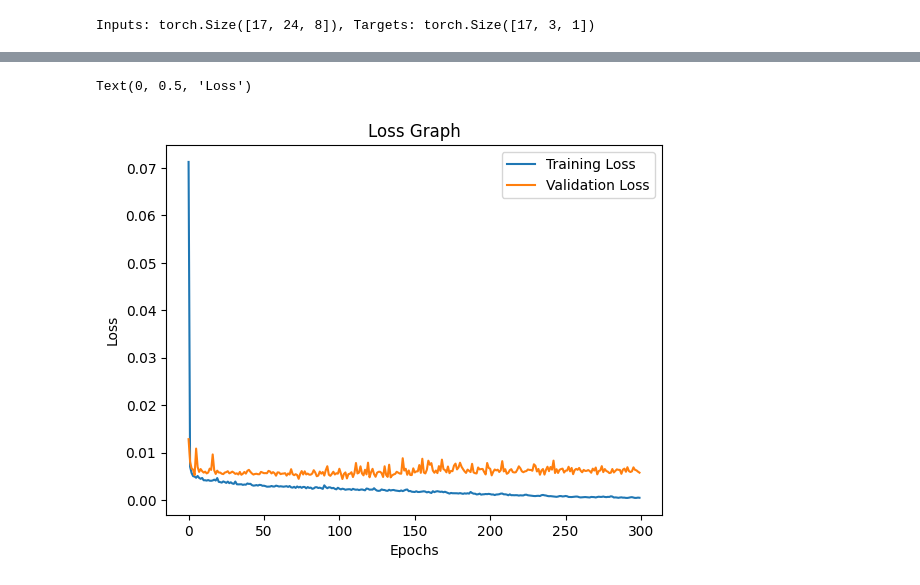
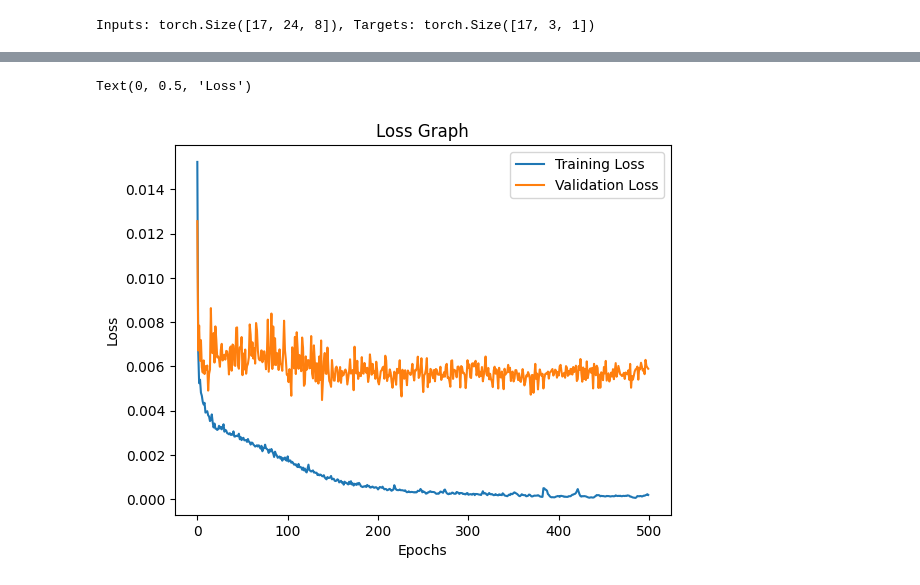
Before and after one commit to SSTengNic/DL_Project, a Jupyter notebook: 1. Taxi_Prediction_LSTM.ipynb, the cells around one changed output, grey strips where cells are left out. Cells and saved outputs as stored; diff of their text form; code cells hidden in the pictures.

```diff
--- a/1. Taxi_Prediction_LSTM.ipynb
+++ b/1. Taxi_Prediction_LSTM.ipynb
@@ -321,12 +331,12 @@ def train(model, dataloader, val_loader, num_epochs, learning_rate, device):
 # %%
 # Define the model parameters
 input_size = 8
-hidden_size = 256
+hidden_size = 128
 num_layers = 1
 output_size = 3
 dataloader = train_loader
-num_epochs = 300
-learning_rate = 0.01
+num_epochs = 500
+learning_rate = 0.00637
 
 #Create the model
 model = LSTM_pt(input_size, hidden_size, num_layers, output_size).to(device)
@@ -349,2 +363,2 @@ Epoch 300/300, Loss: 0.000505, Val Loss: 0.005796
 Text(0, 0.5, 'Loss')
-[figure, old version]
+[figure, new version]
```
Also changed, not shown: parts of 9 cells of this notebook, 9 other files.
